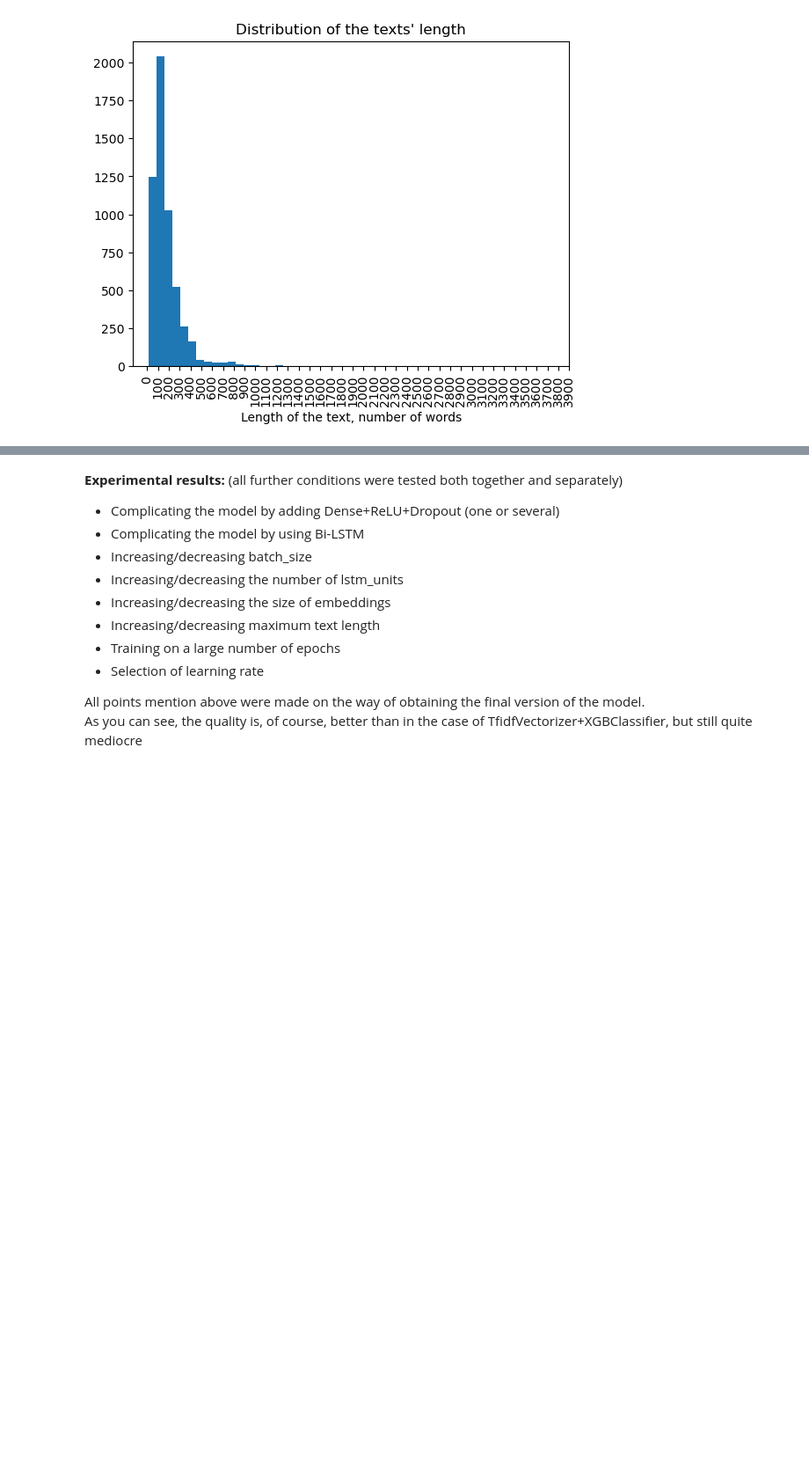
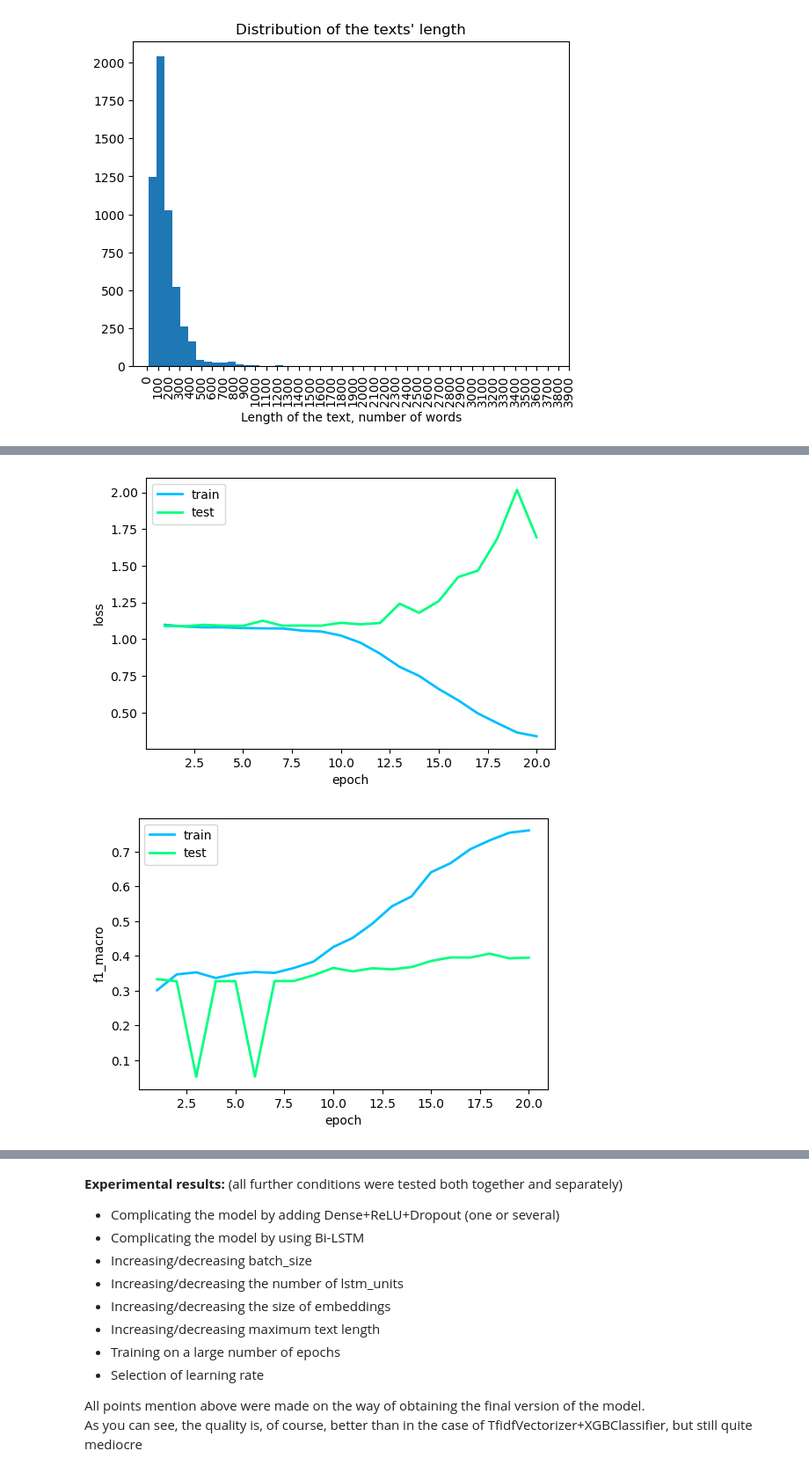
Before and after one commit to FlameInBrainSerj/project_news_graph, a Jupyter notebook: Modeling/models_experiments_deep.ipynb, the cells around one changed output, grey strips where cells are left out. Shown at 88% size. Cells and saved outputs as stored; diff of their text form; code cells hidden in the pictures; blank space fills up the shorter version.

Commit message:
Remove Keras and rewrite to PyTorch

```diff
--- a/Modeling/models_experiments_deep.ipynb
+++ b/Modeling/models_experiments_deep.ipynb
@@ -497,0 +534,19 @@ X_train, X_test, y_train, y_test = train_test_split(texts,
+# %%
+texts = df_comp['text_clear']
+labels = df_comp['price_diff_cat']
+
+X_train, X_test, y_train, y_test = train_test_split(texts,
+                                                    labels,
+                                                    random_state=42,
+                                                    test_size=0.25,
+                                                    stratify=labels)
+
+train_dataset = create_dataset(X_train, y_train)
+test_dataset = create_dataset(X_test, y_test)
+# %%
+vocab = build_vocab_from_iterator(build_vocabulary([train_dataset, test_dataset]),
+                      min_freq=6,
+                      specials=["<UNK>"])
+vocab.set_default_index(vocab["<UNK>"])
+
+print(f'Vocabulary size: {len(vocab)}')
@@ -507,0 +699,32 @@ plt.show()
+# %%
+%%time
+
+best_test_metric = float('-inf')
+
+train_losses = []
+test_losses = []
+
+train_metrics = []
+test_metrics = []
+
+for epoch in tqdm(range(EPOCHS)):
+    train_loss, train_metric = train(model, loss_fn, optimizer, train_loader)
+    test_loss, test_metric, _, _ = evaluate(model, loss_fn, test_loader)
+
+    if test_metric > best_test_metric:
+        best_test_metric = test_metric
+        torch.save(model, 'test_model.h5')
+
+    train_losses.append(train_loss)
+    train_metrics.append(train_metric)
+
+    test_losses.append(test_loss)
+    test_metrics.append(test_metric)
+
+plot_losses(train_losses, test_losses)
+plot_metric(train_metrics, test_metrics)
+
+torch.cuda.empty_cache()
+# %% [output]
+[figure, added]
+[figure, added]
```
Also changed, not shown: parts of 20 cells of this notebook, 6 other files.
